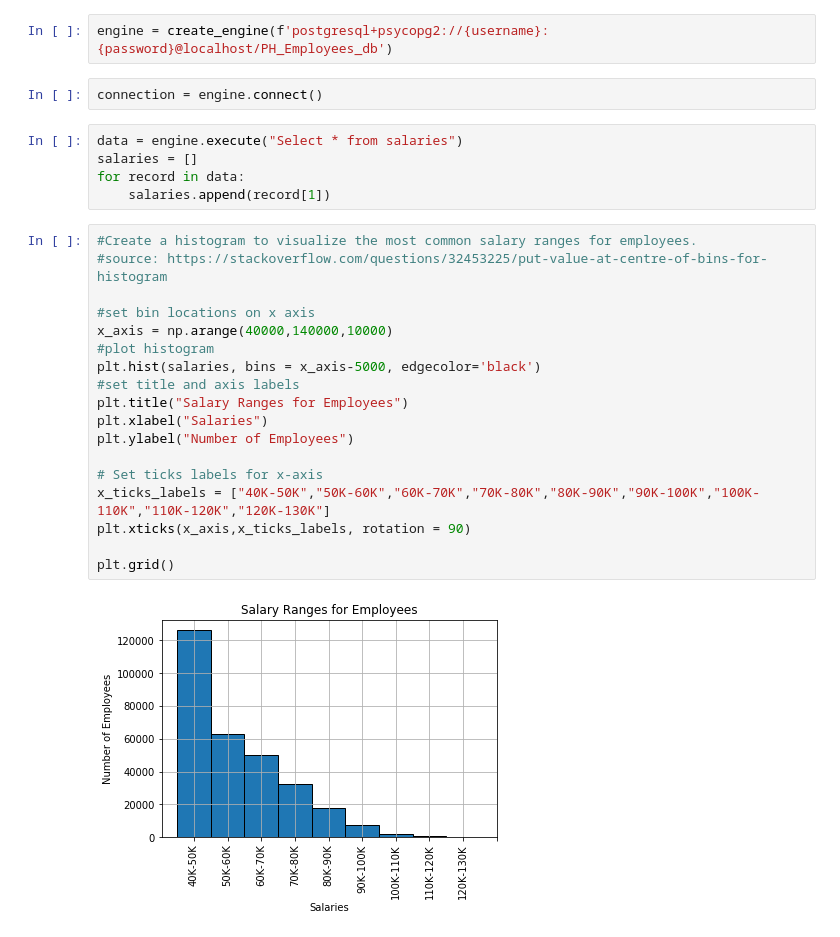
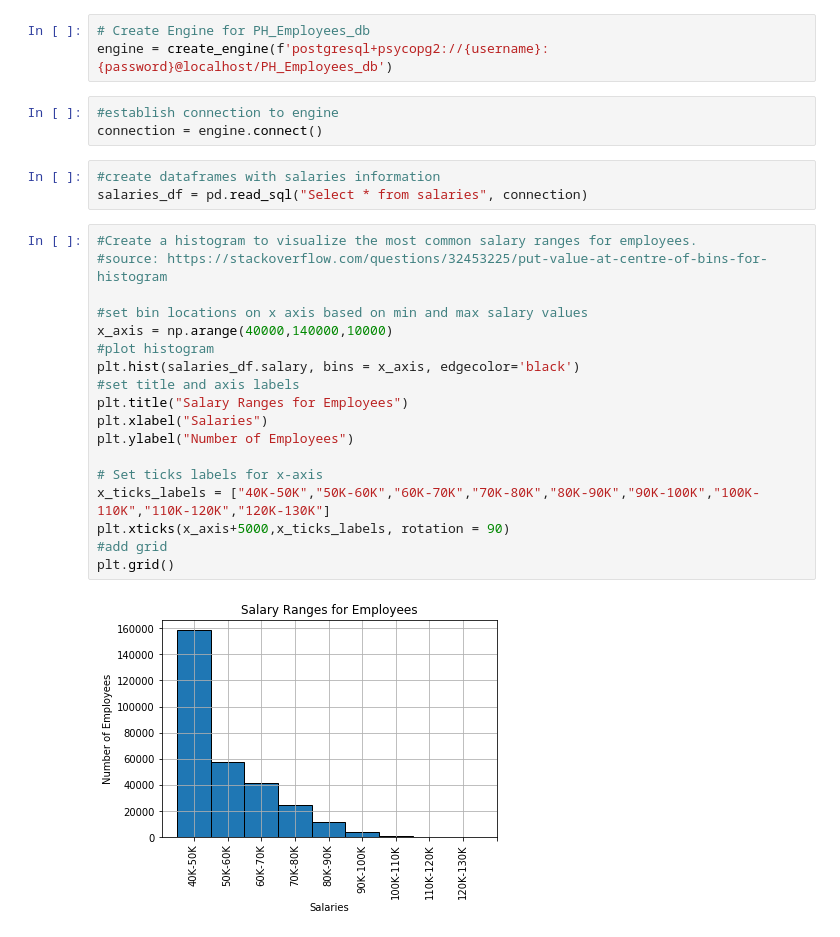
Before and after one commit to apizzo1/sql-challenge, a Jupyter notebook: EmployeeSQL/Bonus_SQL.ipynb, the cells around one changed output. Drawn from its saved outputs; the diff is of its cells as text.

Commit message:
Updating bonus plots

```diff
--- a/EmployeeSQL/Bonus_SQL.ipynb
+++ b/EmployeeSQL/Bonus_SQL.ipynb
@@ -8,33 +8,33 @@ import pandas as pd
 import numpy as np
 # %%
+# Create Engine for PH_Employees_db
 engine = create_engine(f'postgresql+psycopg2://{username}:{password}@localhost/PH_Employees_db')
-# %%
-connection = engine.connect()
-# %%
-data = engine.execute("Select * from salaries")
-salaries = []
-for record in data:
-    salaries.append(record[1])
+# %%
+#establish connection to engine
+connection = engine.connect()
+# %%
+#create dataframes with salaries information
+salaries_df = pd.read_sql("Select * from salaries", connection)
 # %%
 #Create a histogram to visualize the most common salary ranges for employees.
 #source: https://stackoverflow.com/questions/32453225/put-value-at-centre-of-bins-for-histogram
 
-#set bin locations on x axis
+#set bin locations on x axis based on min and max salary values
 x_axis = np.arange(40000,140000,10000)
 #plot histogram
-plt.hist(salaries, bins = x_axis-5000, edgecolor='black')
+plt.hist(salaries_df.salary, bins = x_axis, edgecolor='black')
 #set title and axis labels
 plt.title("Salary Ranges for Employees")
 plt.xlabel("Salaries")
 plt.ylabel("Number of Employees")
 
 # Set ticks labels for x-axis
 x_ticks_labels = ["40K-50K","50K-60K","60K-70K","70K-80K","80K-90K","90K-100K","100K-110K","110K-120K","120K-130K"]
-plt.xticks(x_axis,x_ticks_labels, rotation = 90)
-
+plt.xticks(x_axis+5000,x_ticks_labels, rotation = 90)
+#add grid
 plt.grid()
 # %% [output]
-[figure, old version]
+[figure, new version]
 # %%
 #Create a bar chart of average salary by title.
 
```
Also changed, not shown: parts of 6 cells of this notebook.
